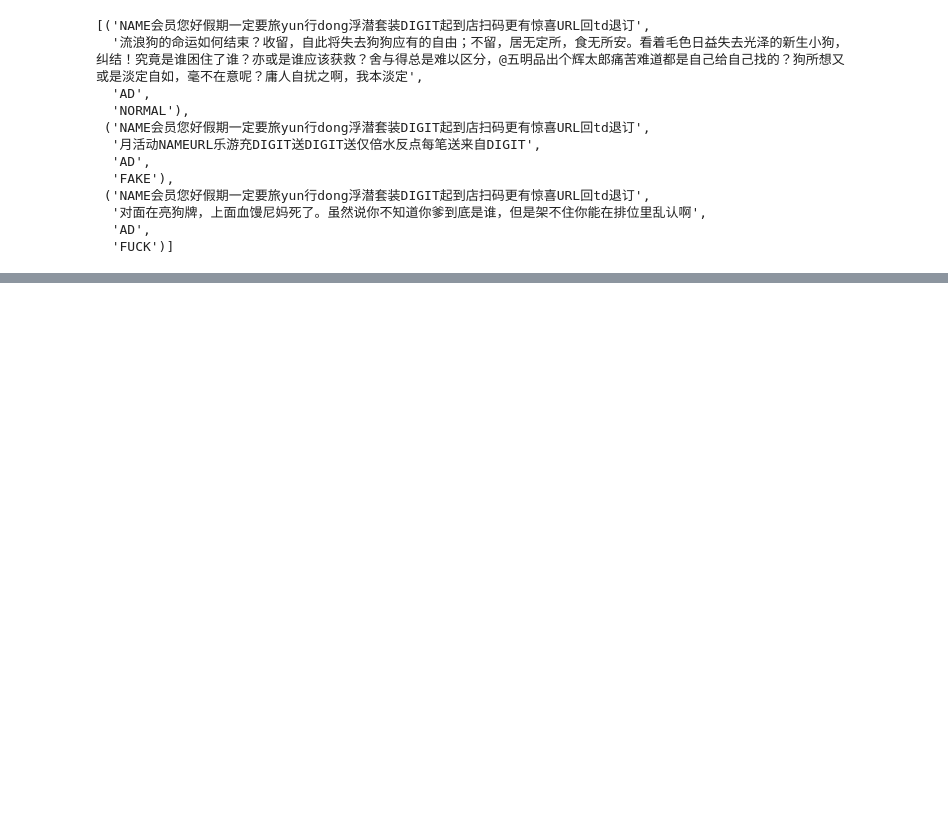
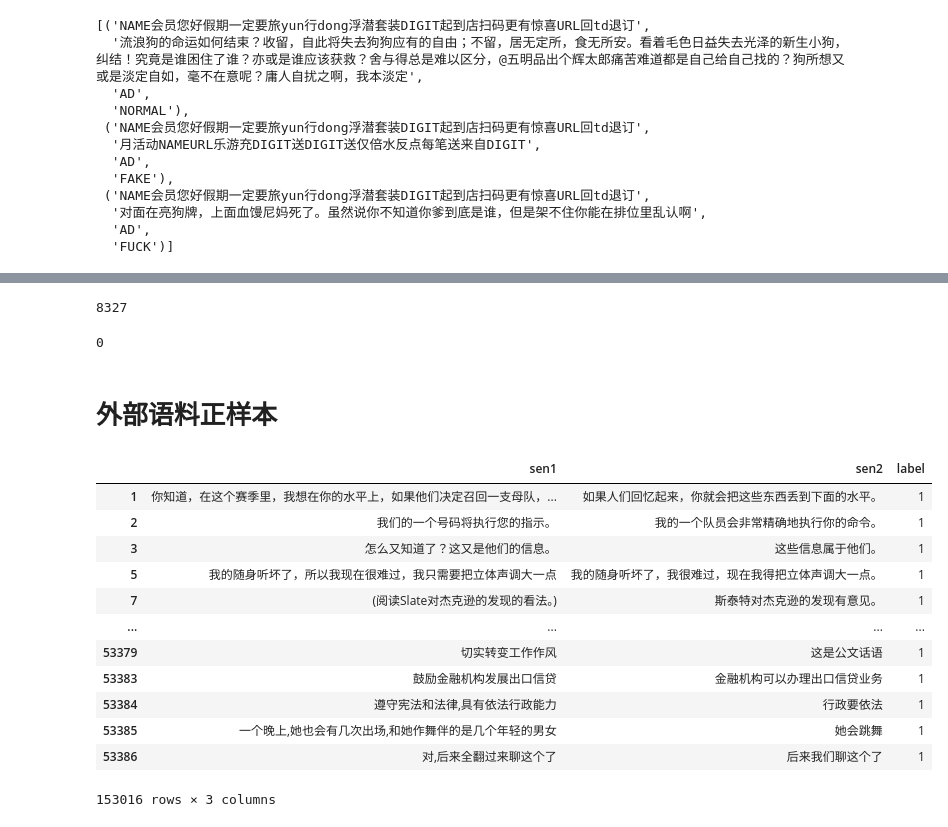
Before and after one commit to KATEhuang920909/qiji_compet, a Jupyter notebook: code/ir/NegSample.ipynb, the cells around one changed output, grey strips where cells are left out. Cells and saved outputs as stored; diff of their text form; code cells hidden in the pictures; blank space fills up the shorter version.

```diff
--- a/code/ir/NegSample.ipynb
+++ b/code/ir/NegSample.ipynb
@@ -273,0 +329,40 @@ sentence_pair_easy[:3]
+# %%
+label_dic[lb]
+# %% [output]
+8327
+# %%
+random.choices(x, weights = [label_dic[lb]-6, 6])[0]
+# %% [output]
+0
+# %% [markdown]
+# 外部语料正样本
+# %%
+import json
+d1=json.load(open("pos_gen/cmnli.json",encoding="utf8"))
+d2=json.load(open("pos_gen/cstsb.json",encoding="utf8"))
+d3=json.load(open("pos_gen/gaiic2021.json",encoding="utf8"))
+d4=json.load(open("pos_gen/lcqmc.json",encoding="utf8"))
+d5=json.load(open("pos_gen/ocnli.json",encoding="utf8"))
+# %%
+d=pd.concat([pd.DataFrame(d1["data"]),
+           pd.DataFrame(d2["data"]),
+           pd.DataFrame(d3["data"]),
+           pd.DataFrame(d4["data"]),
+           pd.DataFrame(d5["data"])])
+d=d[d.label==1]
+# %%
+d
+# %% [output]
+|  | sen1 | sen2 | label |
+| 1 | 你知道，在这个赛季里，我想在你的水平上，如果他们决定召回一支母队，... | 如果人们回忆起来，你就会把这些东西丢到下面的水平。 | 1 |
+| 2 | 我们的一个号码将执行您的指示。 | 我的一个队员会非常精确地执行你的命令。 | 1 |
+| 3 | 怎么又知道了？这又是他们的信息。 | 这些信息属于他们。 | 1 |
+| 5 | 我的随身听坏了，所以我现在很难过，我只需要把立体声调大一点 | 我的随身听坏了，我很难过，现在我得把立体声调大一点。 | 1 |
+| 7 | (阅读Slate对杰克逊的发现的看法。) | 斯泰特对杰克逊的发现有意见。 | 1 |
+| ... | ... | ... | ... |
+| 53379 | 切实转变工作作风 | 这是公文话语 | 1 |
+| 53383 | 鼓励金融机构发展出口信贷 | 金融机构可以办理出口信贷业务 | 1 |
+| 53384 | 遵守宪法和法律,具有依法行政能力 | 行政要依法 | 1 |
+| 53385 | 一个晚上,她也会有几次出场,和她作舞伴的是几个年轻的男女 | 她会跳舞 | 1 |
+| 53386 | 对,后来全翻过来聊这个了 | 后来我们聊这个了 | 1 |
+153016 rows × 3 columns
```
Also changed, not shown: parts of 15 cells of this notebook.
